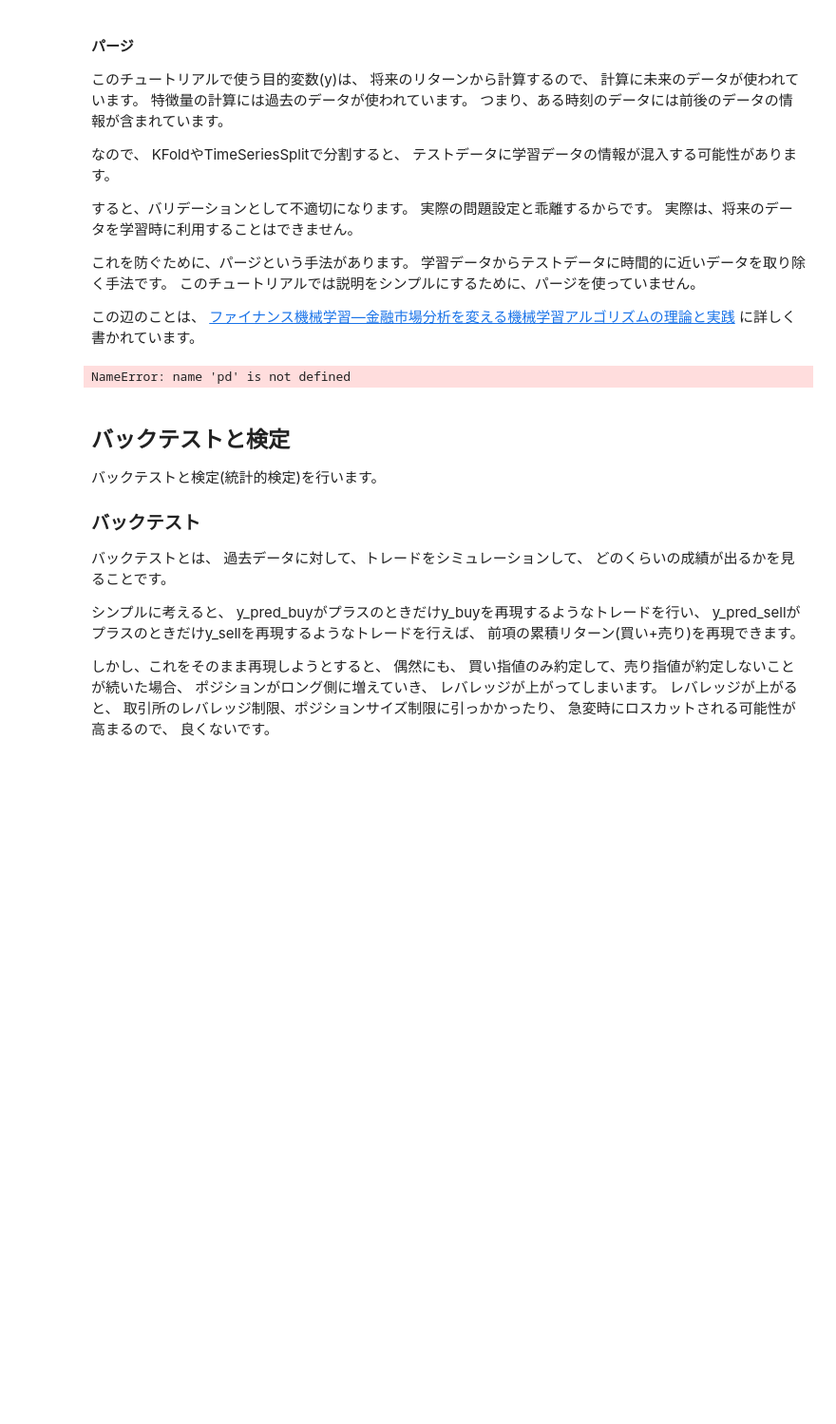
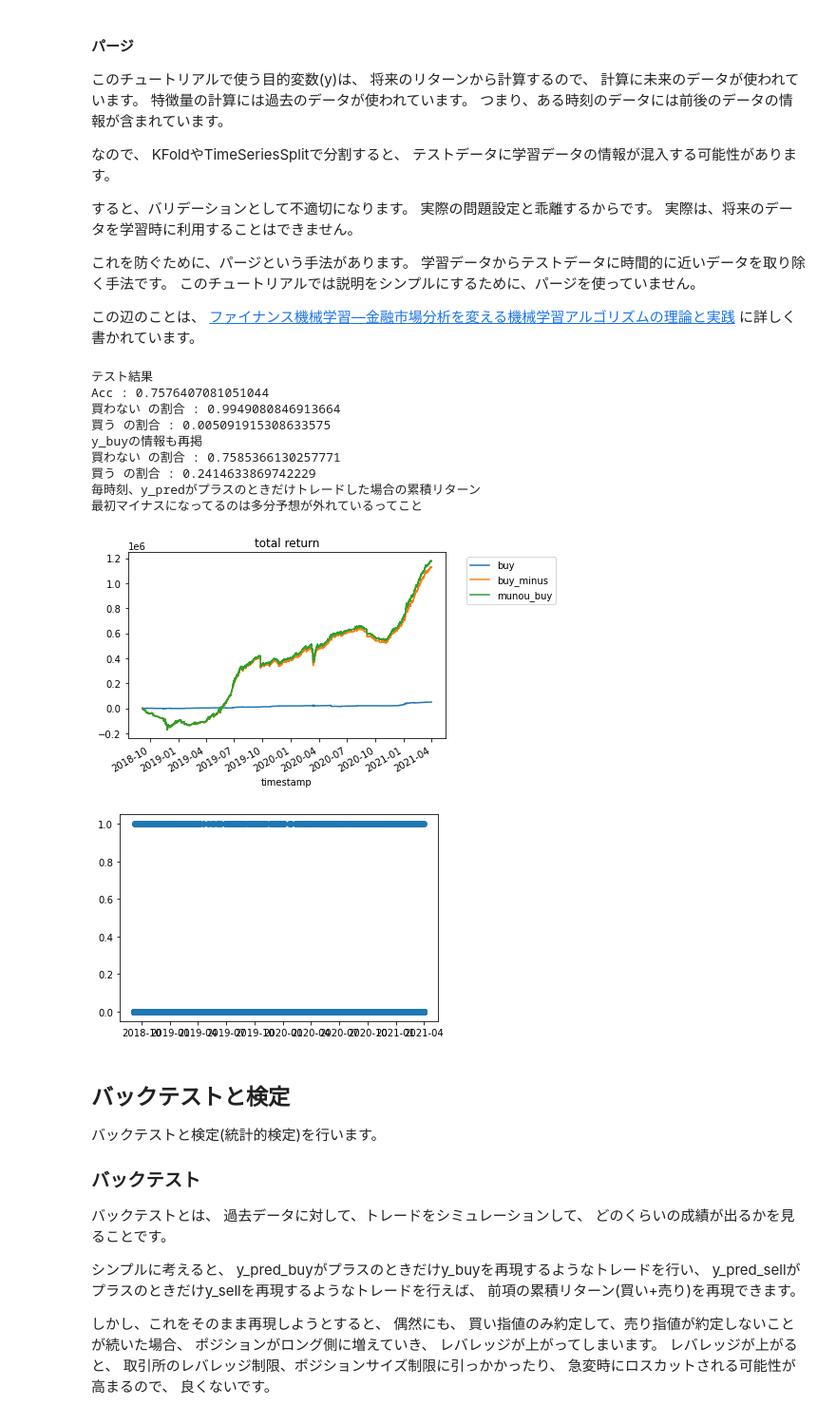
Before and after one commit to sasasaiki/mlbot_tutorial, a Jupyter notebook: work/tutorial_mine.ipynb, the cells around one changed output. Shown at 95% size. Cells and saved outputs as stored; diff of their text form; code cells hidden in the pictures; blank space fills up the shorter version.

```diff
--- a/work/tutorial_mine.ipynb
+++ b/work/tutorial_mine.ipynb
@@ -725,59 +768,93 @@ df = df.dropna()
 
 # モデル (コメントアウトで他モデルも試してみてください)
 # model = RidgeCV(alphas=np.logspace(-7, 7, num=20))
-model = lgb.LGBMRegressor(n_jobs=-1, random_state=1)
+# model = lgb.LGBMRegressor(n_jobs=-1, random_state=1)
+model = lgb.LGBMClassifier()
 
 # アンサンブル (コメントアウトを外して性能を比較してみてください)
 # model = BaggingRegressor(model, random_state=1, n_jobs=1)
 
 # 本番用モデルの学習 (このチュートリアルでは使わない)
 # 実稼働する用のモデルはデータ全体で学習させると良い
-model.fit(df[features], df['y_buy'])
-joblib.dump(model, 'model_y_buy.xz', compress=True)
-model.fit(df[features], df['y_sell'])
-joblib.dump(model, 'model_y_sell.xz', compress=True)
+# model.fit(df[features], df['y_buy'])
+# joblib.dump(model, 'model_y_buy.xz', compress=True)
+# model.fit(df[features], df['y_sell'])
+# joblib.dump(model, 'model_y_sell.xz', compress=True)
 
 # 通常のCV
 cv_indicies = list(KFold().split(df))
-display(cv_indicies)
 # ウォークフォワード法
 # cv_indicies = list(TimeSeriesSplit().split(df))
 
 # OOS予測値を計算
 def my_cross_val_predict(estimator, X, y=None, cv=None):
     y_pred = y.copy()
     y_pred[:] = np.nan
+
     for train_idx, val_idx in cv:
         estimator.fit(X[train_idx], y[train_idx])
         y_pred[val_idx] = estimator.predict(X[val_idx])
+        # print('トレーニングスコア')
+        # print(model.score(X[train_idx],y[train_idx]))
+        # print('テストスコア')
+        # print(model.score(X[val_idx],y[val_idx]))
+
     return y_pred
 
 
-df['y_pred_buy'] = my_cross_val_predict(model, df[features].values, df['y_buy'].values, cv=cv_indicies)
-df['y_pred_sell'] = my_cross_val_predict(model, df[features].values, df['y_sell'].values, cv=cv_indicies)
+df['y_pred_buy'] = my_cross_val_predict(model, df[features].values, df['y_buy_boolean'].values, cv=cv_indicies)
+# df['y_pred_sell'] = my_cross_val_predict(model, df[features].values, df['y_sell_boolean'].values, cv=cv_indicies)
+
+
+
+print('テスト結果')
+acc = accuracy_score(df['y_buy_boolean'],df['y_pred_buy'])
+print('Acc :', acc)
+n_target0, n_target1 = len(df[df['y_pred_buy']== 0] ), len(df[df['y_pred_buy']== 1] )
+n_all = n_target0+n_target1
+print('買わない の割合 :',n_target0/n_all) # target0(健常者)の割合
+print('買う の割合 :',n_target1/n_all) # target1(がん患者)の割合
+
+print('y_buyの情報も再掲')
+n_target0, n_target1 = len(df[df['y_buy_boolean']== 0] ), len(df[df['y_buy_boolean']== 1] )
+n_all = n_target0+n_target1
+print('買わない の割合 :',n_target0/n_all) # target0(健常者)の割合
+print('買う の割合 :',n_target1/n_all) # target1(がん患者)の割合
 
 # 予測値が無い(nan)行をドロップ
 df = df.dropna()
 
 print('毎時刻、y_predがプラスのときだけトレードした場合の累積リターン')
 print('最初マイナスになってるのは多分予想が外れているってこと')
 # df(numpy配列)の条件式は各要素をtrueなら1,falseなら0に変換しているということなので書き換えたやつの方がわかりやすい
 # df[df['y_pred_buy'] > 0]['y_buy'].cumsum().plot(label='buy')
-(df['y_buy'] * (df['y_pred_buy'] > 0)).cumsum().plot(label='buy')
-(df['y_buy'] * (df['y_buy'] > 0)).cumsum().plot(label='buy_max_performance')
+(df['y_buy'] * (df['y_pred_buy'] == 1)).cumsum().plot(label='buy')
+(df['y_buy'] * (df['y_pred_buy'] != 1)).cumsum().plot(label='buy_minus')
+df['y_buy'].cumsum().plot(label='munou_buy')
+# (df['y_buy'] * (df['y_buy'] > 0)).cumsum().plot(label='buy_max_performance')
 
 # df[df['y_pred_sell'] > 0]['y_sell'].cumsum().plot(label='sell')
-(df['y_sell'] * (df['y_pred_sell'] > 0)).cumsum().plot(label='sell')
-(df['y_buy'] * (df['y_pred_buy'] > 0) + df['y_sell'] * (df['y_pred_sell'] > 0)).cumsum().plot(label='buy+sell')
+# (df['y_sell'] * (df['y_pred_sell'] > 0)).cumsum().plot(label='sell')
+# (df['y_buy'] * (df['y_pred_buy'] > 0) + df['y_sell'] * (df['y_pred_sell'] > 0)).cumsum().plot(label='buy+sell')
 plt.title('total return')
 plt.legend(bbox_to_anchor=(1.05, 1))
 plt.show()
 
 plt.scatter(df.index,df['y_pred_buy'])
 
 df.to_pickle('df_fit.pkl')
 # %% [output]
-NameError: name 'pd' is not defined
+テスト結果
+Acc : 0.7576407081051044
+買わない の割合 : 0.9949080846913664
+買う の割合 : 0.005091915308633575
+y_buyの情報も再掲
+買わない の割合 : 0.7585366130257771
+買う の割合 : 0.2414633869742229
+毎時刻、y_predがプラスのときだけトレードした場合の累積リターン
+最初マイナスになってるのは多分予想が外れているってこと
+[figure, added]
+[figure, added]
 # %% [markdown]
 ## バックテストと検定
 
```
Also changed, not shown: parts of 2 cells of this notebook, 1 other file.
